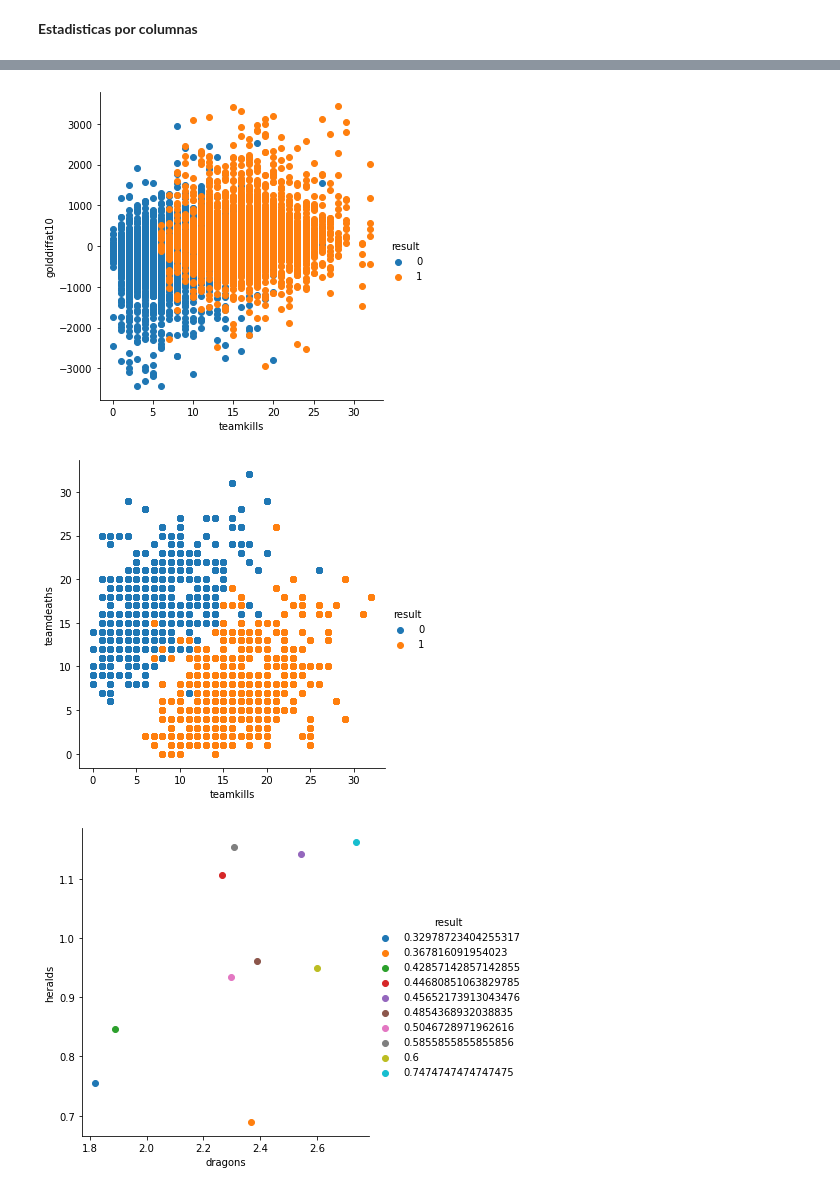
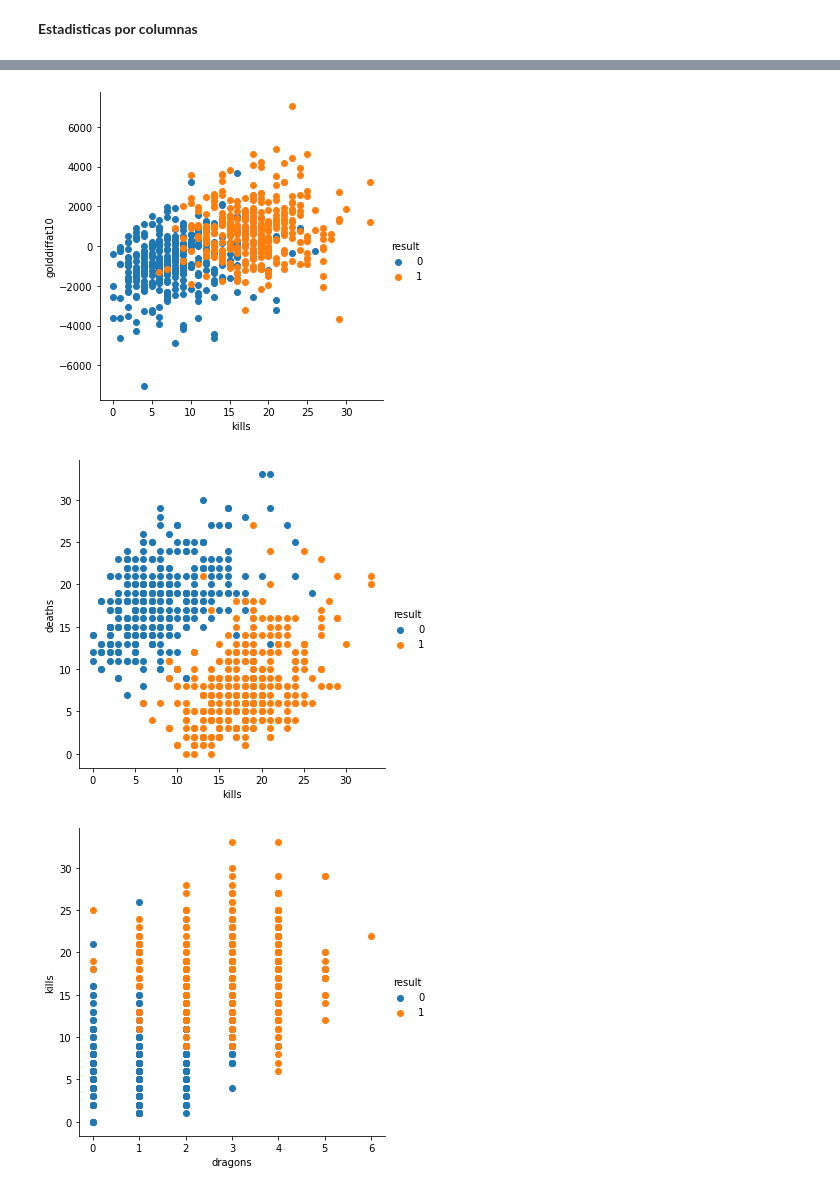
Before and after one commit to cporras/lol-esports, a Jupyter notebook: Notebooks/Analisis_multivariado.ipynb, the cells around one changed output, grey strips where cells are left out. Saved outputs shown, nothing was run; the diff lists cells and outputs as text; code cells hidden in the pictures.

```diff
--- a/Notebooks/Analisis_multivariado.ipynb
+++ b/Notebooks/Analisis_multivariado.ipynb
@@ -49,28 +49,27 @@ df.describe().T
 # %%
 %matplotlib inline
 # %%
-#FacetGrid - teamkills vs golddiffat10
-sns.FacetGrid(df,hue = 'result' , size = 5).map(plt.scatter,'teamkills','golddiffat10').add_legend();
+#FacetGrid - kills vs golddiffat10
+sns.FacetGrid(df_feat,hue = 'result' , size = 5).map(plt.scatter,'kills','golddiffat10').add_legend();
 plt.show()
 
-#Se observa cierta diferencia entre victorias y derrotas para los datos de asesinatos por equipos y diferencia de oro a los 10 minutos, pero igual se evidencia un fuerte solapamiento entre datos
+#Se observa cierta diferencia entre victorias y derrotas para los datos de asesinatos por equipos y diferencia de oro a los 10 minutos, pero también se evidencia un fuerte solapamiento entre datos
 # %% [output]
-[figure, old version]
+[figure, new version]
 # %%
 #FacetGrid - teamkills vs teamdeaths
-sns.FacetGrid(df,hue = 'result' , size = 5).map(plt.scatter,'teamkills','teamdeaths').add_legend();
+sns.FacetGrid(df_feat,hue = 'result' , size = 5).map(plt.scatter,'kills','deaths').add_legend();
 plt.show()
 
 #Si comparamos por otro lado asesinados vs muertes por equipo se pueden separar más facilmente las victorias de las derrotas
 # %% [output]
-[figure, old version]
+[figure, new version]
 # %%
-#FacetGrid - teamkills vs teamdeaths
-dt_teams = df.groupby('team').mean()
-sns.FacetGrid(dt_teams,hue = 'result' , size = 5).map(plt.scatter,'dragons','heralds').add_legend();
+#FacetGrid - dragones y asesinatos vs result
+sns.FacetGrid(df_feat,hue = 'result' , size = 5).map(plt.scatter,'dragons','kills').add_legend();
 plt.show()
 
 #No es muy bueno el grafico elegico, pero se alcanza a ver cierta correlación linea entre cantidad de dragones, herlados y el resultado de una partida
 # %% [output]
-[figure, old version]
+[figure, new version]
 # %%
```
Also changed, not shown: parts of 7 cells of this notebook.
